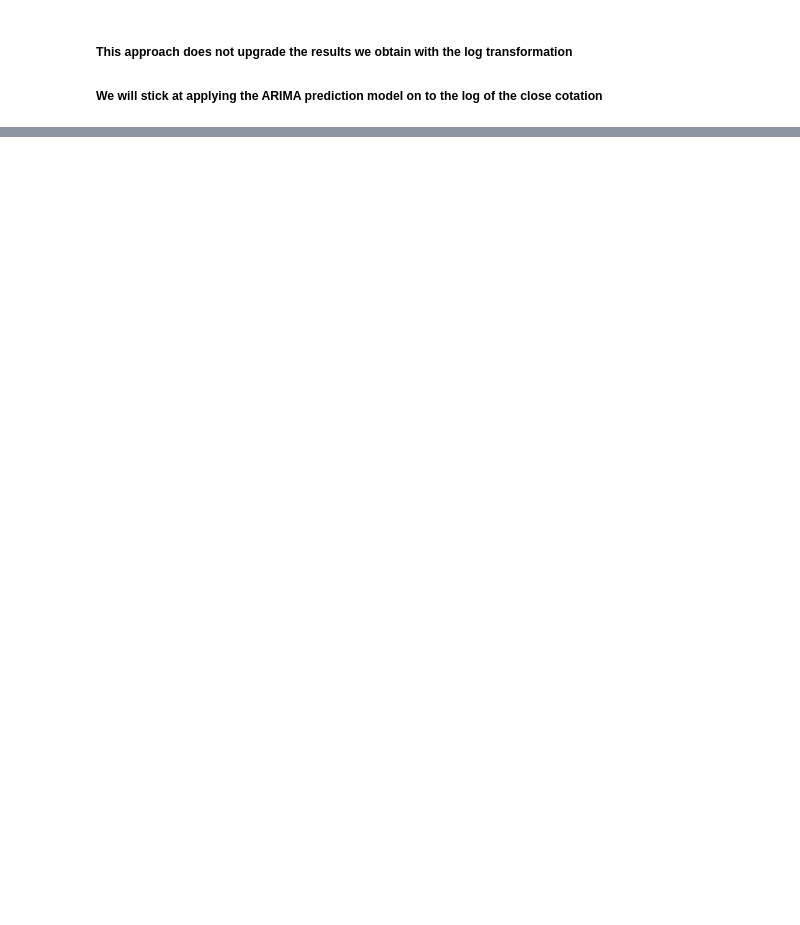
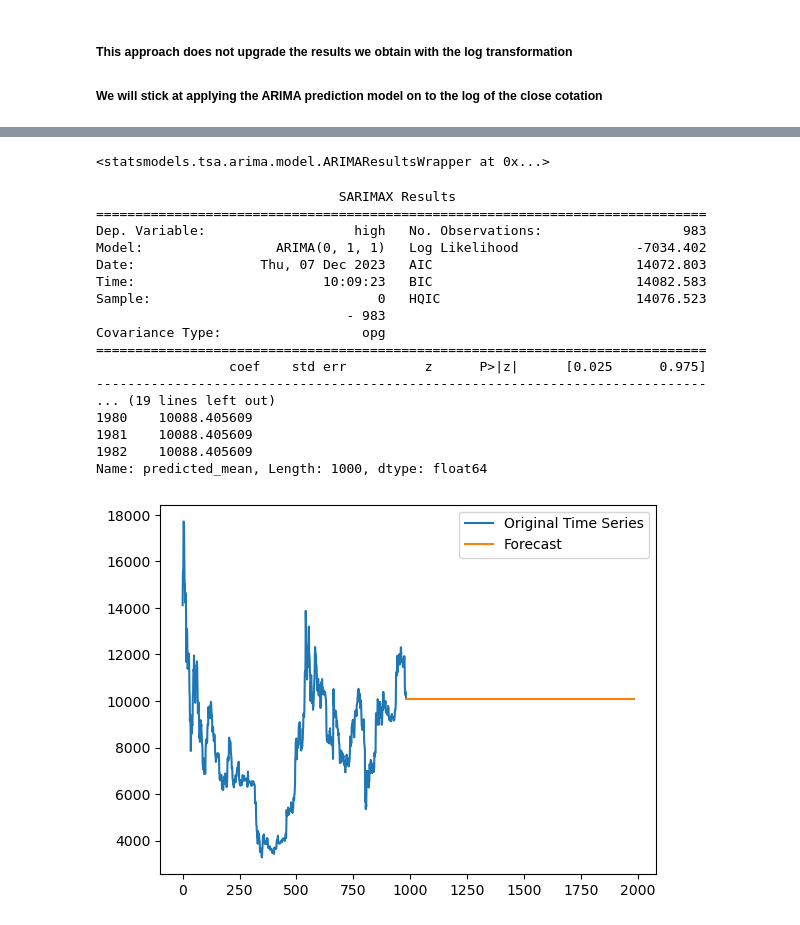
Before and after one commit to MohamedKeteb/Crypto_project, a Jupyter notebook: arima_model.ipynb, the cells around one changed output, grey strips where cells are left out. Drawn from its saved outputs; the diff is of its cells as text; code cells hidden in the pictures; blank space fills up the shorter version.

```diff
--- a/arima_model.ipynb
+++ b/arima_model.ipynb
@@ -140,0 +140,55 @@ plt.plot(results.fittedvalues, color='red')
+# %%
+from statsmodels.tsa.arima.model import ARIMA
+
+model = ARIMA(data['log_close'], order=(2,2,1))
+model_fit = model.fit()
+model_fit
+# %% [output]
+<statsmodels.tsa.arima.model.ARIMAResultsWrapper at 0x...>
+# %%
+# Convertir la colonne log_close en série temporelle si ce n'est pas déjà le cas
+
+
+#time_series = pd.Series(data['log_close'].values, index=data['date_column'])
+
+# Si votre série temporelle est déjà une Time Series, vous pouvez directement utiliser la ligne suivante
+# time_series = data['log_close']
+
+# Créer le modèle ARIMA
+ordre = (0, 1, 1)
+model = ARIMA(data['high'],exog = None, order=ordre)
+
+result = model.fit()
+print(result.summary())
+
+# Prévoir les valeurs futures
+forecast_steps = 1000  # Remplacez 10 par le nombre d'étapes que vous souhaitez prévoir
+forecast = result.forecast(steps=forecast_steps)
+
+# Afficher le résultat
+print(forecast)
+
+# Tracer la série temporelle originale et les prévisions
+plt.plot(data['high'], label='Original Time Series')
+plt.plot(range(len(data['high']), len(data['high']) + forecast_steps), forecast, label='Forecast')
+plt.legend()
+plt.show()
+# %% [output]
+                               SARIMAX Results
+==============================================================================
+Dep. Variable:                   high   No. Observations:                  983
+Model:                 ARIMA(0, 1, 1)   Log Likelihood               -7034.402
+Date:                Thu, 07 Dec 2023   AIC                          14072.803
+Time:                        10:09:23   BIC                          14082.583
+Sample:                             0   HQIC                         14076.523
+                                - 983
+Covariance Type:                  opg
+==============================================================================
+                 coef    std err          z      P>|z|      [0.025      0.975]
+------------------------------------------------------------------------------
+... (19 lines left out)
+1980    10088.405609
+1981    10088.405609
+1982    10088.405609
+Name: predicted_mean, Length: 1000, dtype: float64
+[figure, added]
```
Also changed, not shown: parts of 5 cells of this notebook, 1 other file.
